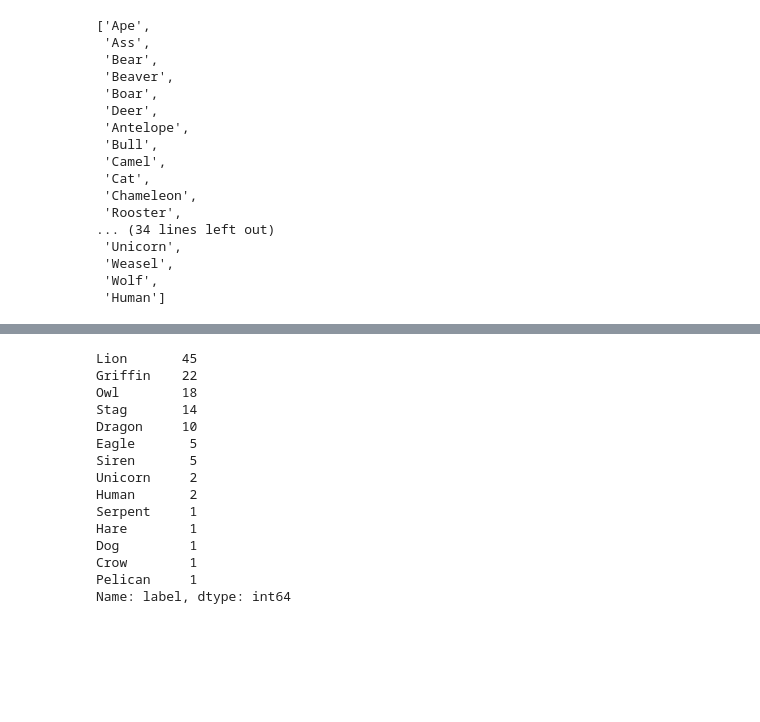
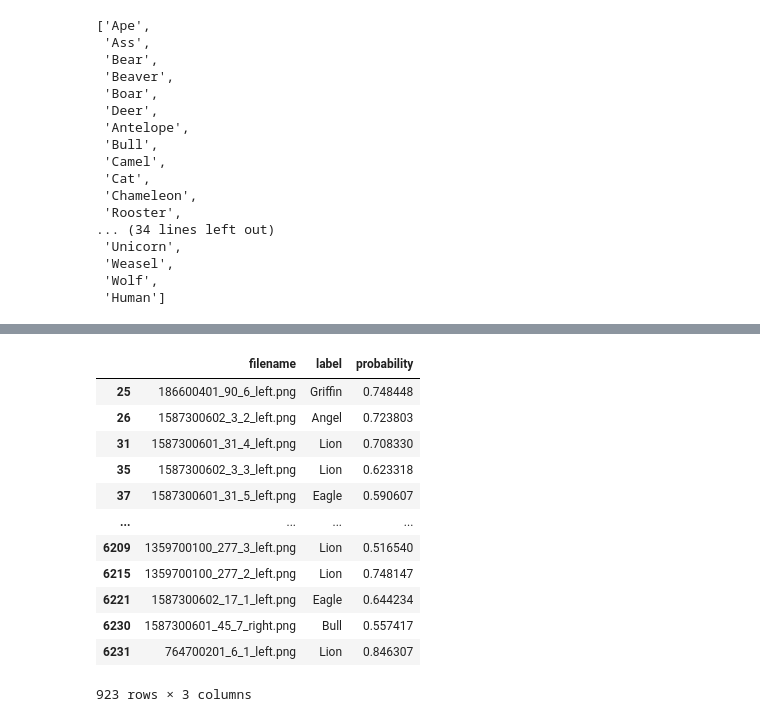
Before and after one commit to nesterenkojul/ecco-heraldry-animals, a Jupyter notebook: dh_data_explore.ipynb, the cells around one changed output, grey strips where cells are left out. Cells and saved outputs as stored; diff of their text form; code cells hidden in the pictures; blank space fills up the shorter version.

```diff
--- a/dh_data_explore.ipynb
+++ b/dh_data_explore.ipynb
@@ -543,18 +538,16 @@ detected_animals.probability.hist()
 # %%
-detected_animals[detected_animals.probability > 0.5].label.value_counts()
+detected_animals[detected_animals.probability > 0.5] #.label.value_counts()
 # %% [output]
+|  | filename | label | probability |
+| 25 | 186600401_90_6_left.png | Griffin | 0.748448 |
+| 26 | 1587300602_3_2_left.png | Angel | 0.723803 |
+| 31 | 1587300601_31_4_left.png | Lion | 0.708330 |
+| 35 | 1587300602_3_3_left.png | Lion | 0.623318 |
+| 37 | 1587300601_31_5_left.png | Eagle | 0.590607 |
+| ... | ... | ... | ... |
+| 6209 | 1359700100_277_3_left.png | Lion | 0.516540 |
+| 6215 | 1359700100_277_2_left.png | Lion | 0.748147 |
+| 6221 | 1587300602_17_1_left.png | Eagle | 0.644234 |
+| 6230 | 1587300601_45_7_right.png | Bull | 0.557417 |
+| 6231 | 764700201_6_1_left.png | Lion | 0.846307 |
-Lion       45
-Griffin    22
-Owl        18
-Stag       14
-Dragon     10
-Eagle       5
-Siren       5
-Unicorn     2
-Human       2
-Serpent     1
-Hare        1
-Dog         1
-Crow        1
-Pelican     1
-Name: label, dtype: int64
+923 rows × 3 columns
```
Also changed, not shown: parts of 8 cells of this notebook, 1 other file.
